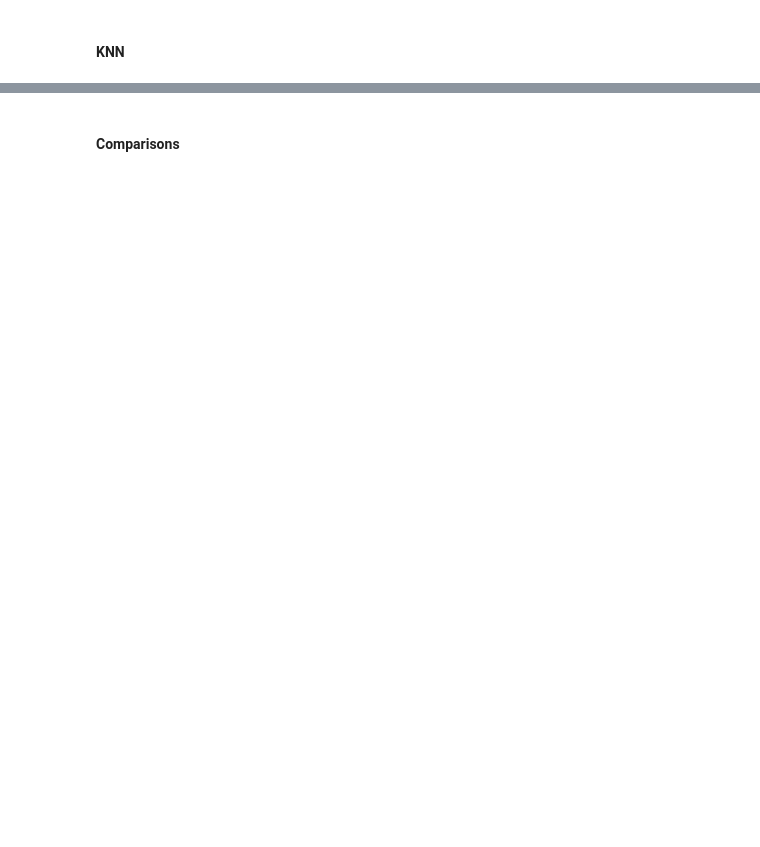
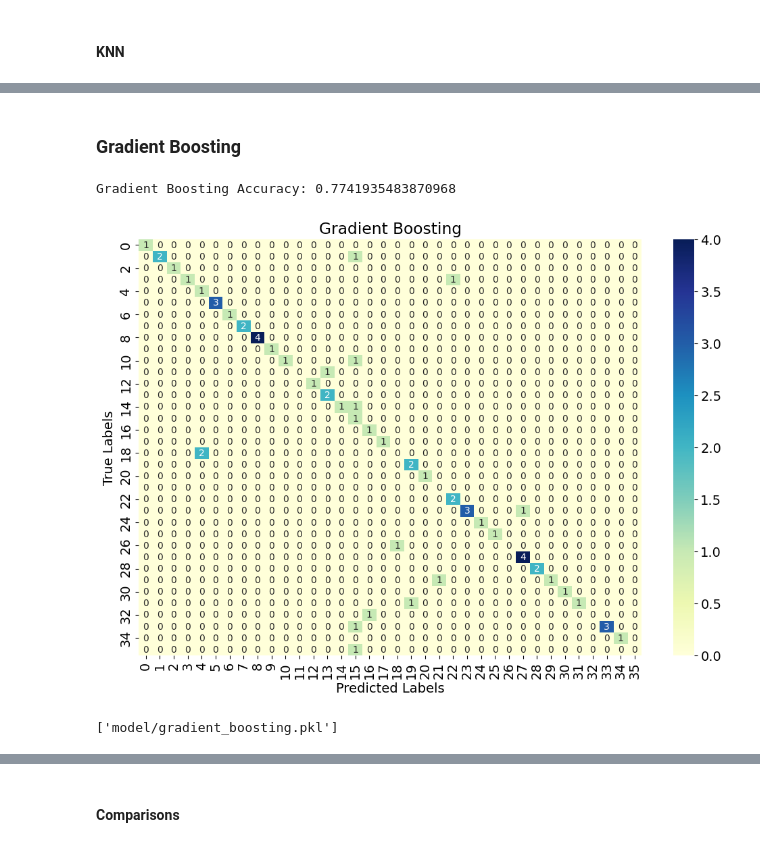
Before and after one commit to DGclasher/disease-predict-ml, a Jupyter notebook: predict-disease.ipynb, the cells around one changed output, grey strips where cells are left out. Cells and saved outputs as stored; diff of their text form; code cells hidden in the pictures; blank space fills up the shorter version.

Commit message:
add mnb and gradient boosting

```diff
--- a/predict-disease.ipynb
+++ b/predict-disease.ipynb
@@ -253,0 +305,39 @@ print(prediction[0])
+# %% [markdown]
+### Gradient Boosting
+# %%
+warnings.filterwarnings('ignore')
+from sklearn.ensemble import GradientBoostingClassifier
+gb = GradientBoostingClassifier(n_estimators=100, learning_rate=1.0, max_depth=1, random_state=0)
+gb.fit(X_train, y_train)
+
+from sklearn.metrics import accuracy_score, classification_report
+y_pred_gb = gb.predict(X_test)
+report_gb = classification_report(y_test, y_pred_gb, output_dict=True)
+accuracy_gb = accuracy_score(y_test, y_pred_gb)
+accuracies['gradient_boosting'] = {
+    'accuracy': accuracy_gb,
+    'precision': report_gb['weighted avg']['precision'],
+    'recall': report_gb['weighted avg']['recall'],
+    'f1-score': report_gb['weighted avg']['f1-score']
+}
+print("Gradient Boosting Accuracy:", accuracy_gb)
+
+import seaborn as sns
+import matplotlib.pyplot as plt
+from sklearn.metrics import confusion_matrix
+
+cmatrix_gb = confusion_matrix(y_test, y_pred_gb)
+plt.figure(figsize=(12, 8), facecolor='white')
+ax = plt.axes()
+sns.heatmap(cmatrix_gb, annot=True, fmt='d', ax=ax, cmap='YlGnBu', annot_kws={"size": 10})
+ax.set_title('Gradient Boosting')
+ax.set_xlabel('Predicted Labels')
+ax.set_ylabel('True Labels')
+plt.show()
+# %% [output]
+Gradient Boosting Accuracy: 0.7741935483870968
+[figure, added]
+# %%
+joblib.dump(gb, 'model/gradient_boosting.pkl')
+# %% [output]
+['model/gradient_boosting.pkl']
```
Also changed, not shown: parts of 32 cells of this notebook, 3 other files.
